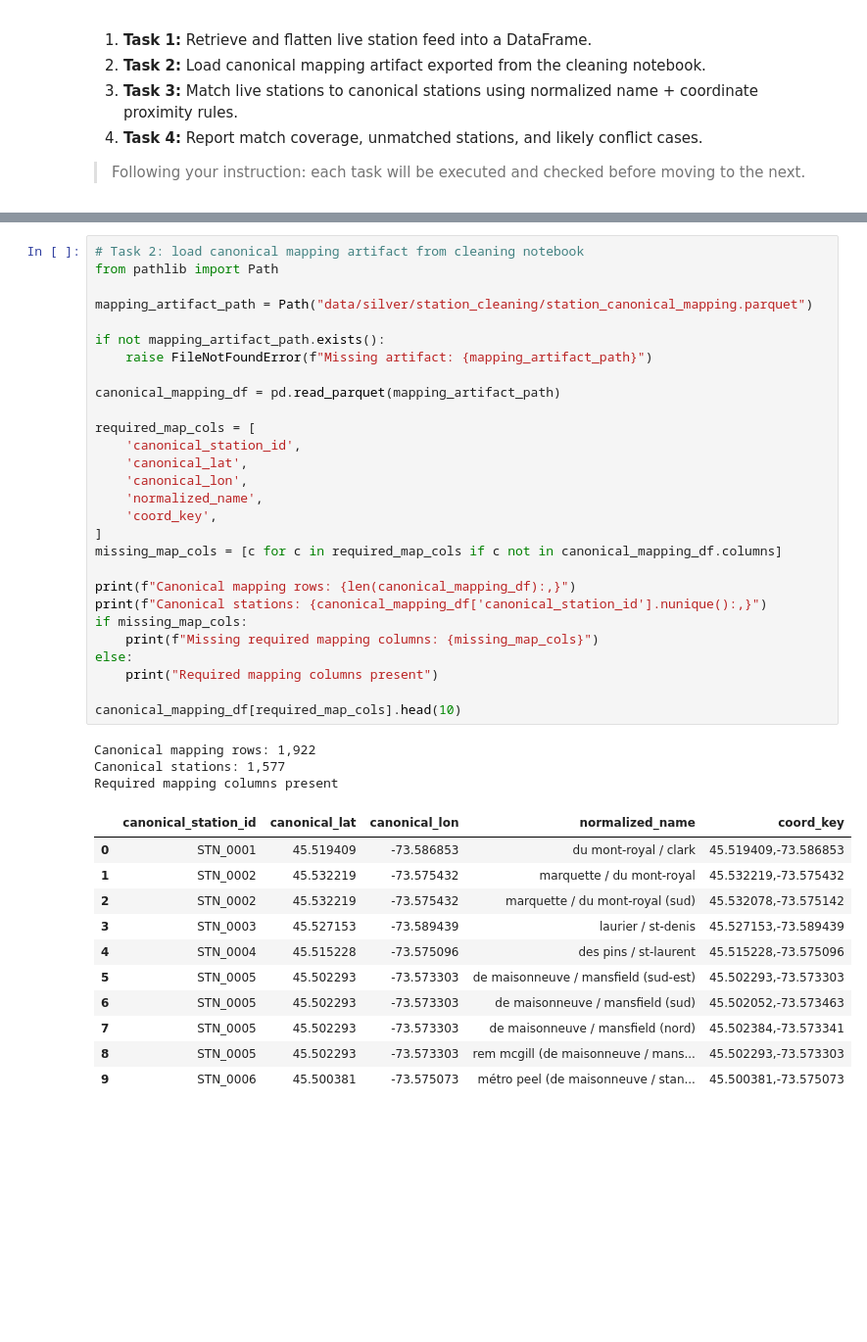
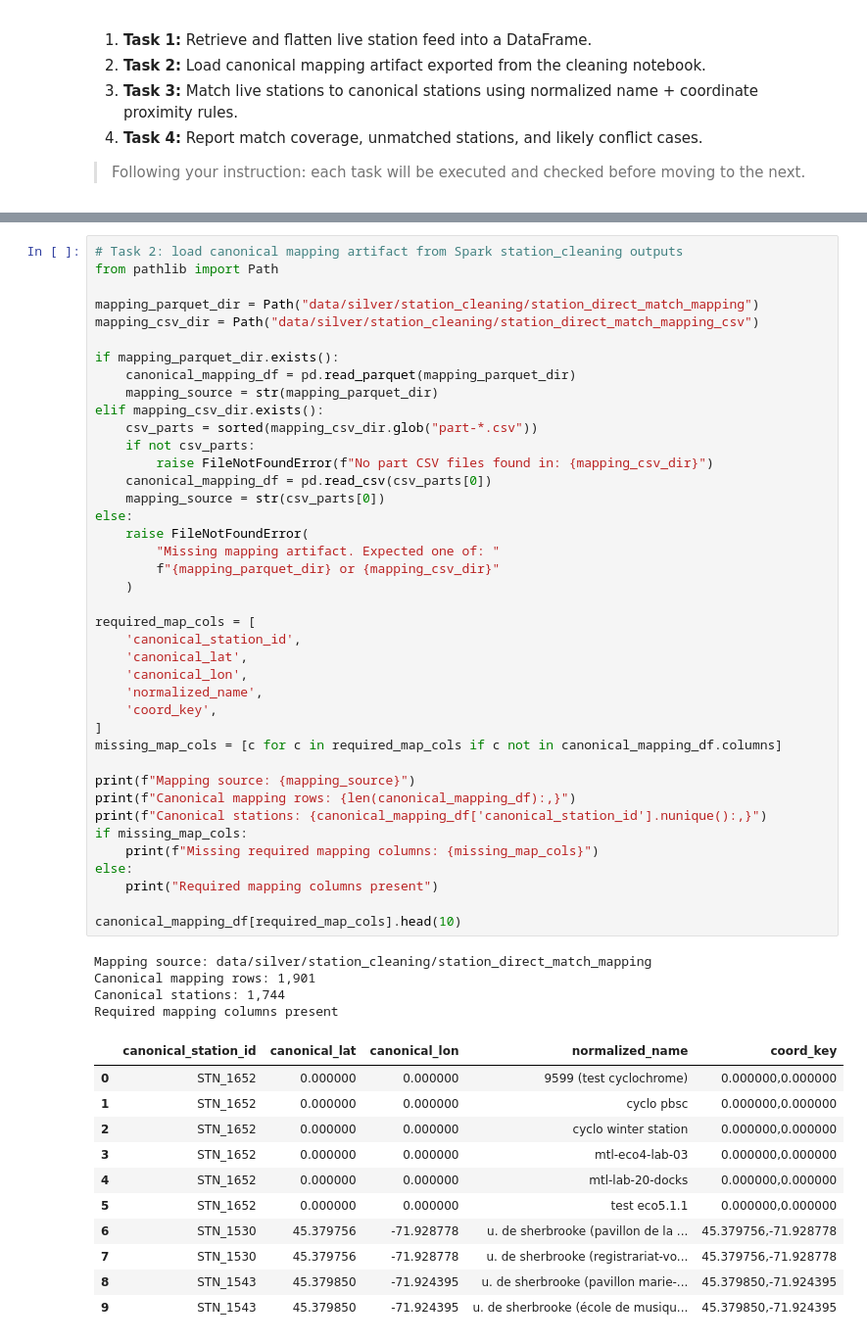
Before and after one commit to kuoyce/bixi-analytics, a Jupyter notebook: 01_dataeng_stations2-online.ipynb, the cells around one changed output, grey strips where cells are left out. Shown at 98% size. Drawn from its saved outputs; the diff is of its cells as text; blank space fills up the shorter version.

```diff
--- a/01_dataeng_stations2-online.ipynb
+++ b/01_dataeng_stations2-online.ipynb
@@ -73,46 +74,59 @@ Required live columns present: station_id, name, lat, lon
 # %%
-# Task 2: load canonical mapping artifact from cleaning notebook
+# Task 2: load canonical mapping artifact from Spark station_cleaning outputs
 from pathlib import Path
 
-mapping_artifact_path = Path("data/silver/station_cleaning/station_canonical_mapping.parquet")
+mapping_parquet_dir = Path("data/silver/station_cleaning/station_direct_match_mapping")
+mapping_csv_dir = Path("data/silver/station_cleaning/station_direct_match_mapping_csv")
 
-if not mapping_artifact_path.exists():
-    raise FileNotFoundError(f"Missing artifact: {mapping_artifact_path}")
-
-canonical_mapping_df = pd.read_parquet(mapping_artifact_path)
+if mapping_parquet_dir.exists():
+    canonical_mapping_df = pd.read_parquet(mapping_parquet_dir)
+    mapping_source = str(mapping_parquet_dir)
+elif mapping_csv_dir.exists():
+    csv_parts = sorted(mapping_csv_dir.glob("part-*.csv"))
+    if not csv_parts:
+        raise FileNotFoundError(f"No part CSV files found in: {mapping_csv_dir}")
+    canonical_mapping_df = pd.read_csv(csv_parts[0])
+    mapping_source = str(csv_parts[0])
+else:
+    raise FileNotFoundError(
+        "Missing mapping artifact. Expected one of: "
+        f"{mapping_parquet_dir} or {mapping_csv_dir}"
+    )
 
 required_map_cols = [
     'canonical_station_id',
     'canonical_lat',
     'canonical_lon',
     'normalized_name',
     'coord_key',
 ]
 missing_map_cols = [c for c in required_map_cols if c not in canonical_mapping_df.columns]
 
+print(f"Mapping source: {mapping_source}")
 print(f"Canonical mapping rows: {len(canonical_mapping_df):,}")
 print(f"Canonical stations: {canonical_mapping_df['canonical_station_id'].nunique():,}")
 if missing_map_cols:
     print(f"Missing required mapping columns: {missing_map_cols}")
 else:
     print("Required mapping columns present")
 
 canonical_mapping_df[required_map_cols].head(10)
 # %% [output]
-Canonical mapping rows: 1,922
-Canonical stations: 1,577
+Mapping source: data/silver/station_cleaning/station_direct_match_mapping
+Canonical mapping rows: 1,901
+Canonical stations: 1,744
 Required mapping columns present
 |  | canonical_station_id | canonical_lat | canonical_lon | normalized_name | coord_key |
-| 0 | STN_0001 | 45.519409 | -73.586853 | du mont-royal / clark | 45.519409,-73.586853 |
-| 1 | STN_0002 | 45.532219 | -73.575432 | marquette / du mont-royal | 45.532219,-73.575432 |
-| 2 | STN_0002 | 45.532219 | -73.575432 | marquette / du mont-royal (sud) | 45.532078,-73.575142 |
-| 3 | STN_0003 | 45.527153 | -73.589439 | laurier / st-denis | 45.527153,-73.589439 |
-| 4 | STN_0004 | 45.515228 | -73.575096 | des pins / st-laurent | 45.515228,-73.575096 |
-| 5 | STN_0005 | 45.502293 | -73.573303 | de maisonneuve / mansfield (sud-est) | 45.502293,-73.573303 |
-| 6 | STN_0005 | 45.502293 | -73.573303 | de maisonneuve / mansfield (sud) | 45.502052,-73.573463 |
-| 7 | STN_0005 | 45.502293 | -73.573303 | de maisonneuve / mansfield (nord) | 45.502384,-73.573341 |
-| 8 | STN_0005 | 45.502293 | -73.573303 | rem mcgill (de maisonneuve / mans... | 45.502293,-73.573303 |
-| 9 | STN_0006 | 45.500381 | -73.575073 | métro peel (de maisonneuve / stan... | 45.500381,-73.575073 |
+| 0 | STN_1652 | 0.000000 | 0.000000 | 9599 (test cyclochrome) | 0.000000,0.000000 |
+| 1 | STN_1652 | 0.000000 | 0.000000 | cyclo pbsc | 0.000000,0.000000 |
+| 2 | STN_1652 | 0.000000 | 0.000000 | cyclo winter station | 0.000000,0.000000 |
+| 3 | STN_1652 | 0.000000 | 0.000000 | mtl-eco4-lab-03 | 0.000000,0.000000 |
+| 4 | STN_1652 | 0.000000 | 0.000000 | mtl-lab-20-docks | 0.000000,0.000000 |
+| 5 | STN_1652 | 0.000000 | 0.000000 | test eco5.1.1 | 0.000000,0.000000 |
+| 6 | STN_1530 | 45.379756 | -71.928778 | u. de sherbrooke (pavillon de la ... | 45.379756,-71.928778 |
+| 7 | STN_1530 | 45.379756 | -71.928778 | u. de sherbrooke (registrariat-vo... | 45.379756,-71.928778 |
+| 8 | STN_1543 | 45.379850 | -71.924395 | u. de sherbrooke (pavillon marie-... | 45.379850,-71.924395 |
+| 9 | STN_1543 | 45.379850 | -71.924395 | u. de sherbrooke (école de musiqu... | 45.379850,-71.924395 |
 # %%
 # Task 3 + Task 4: map live stations to canonical stations and report coverage
 import numpy as np
```
Also changed, not shown: parts of 6 cells of this notebook, 3 other files.
